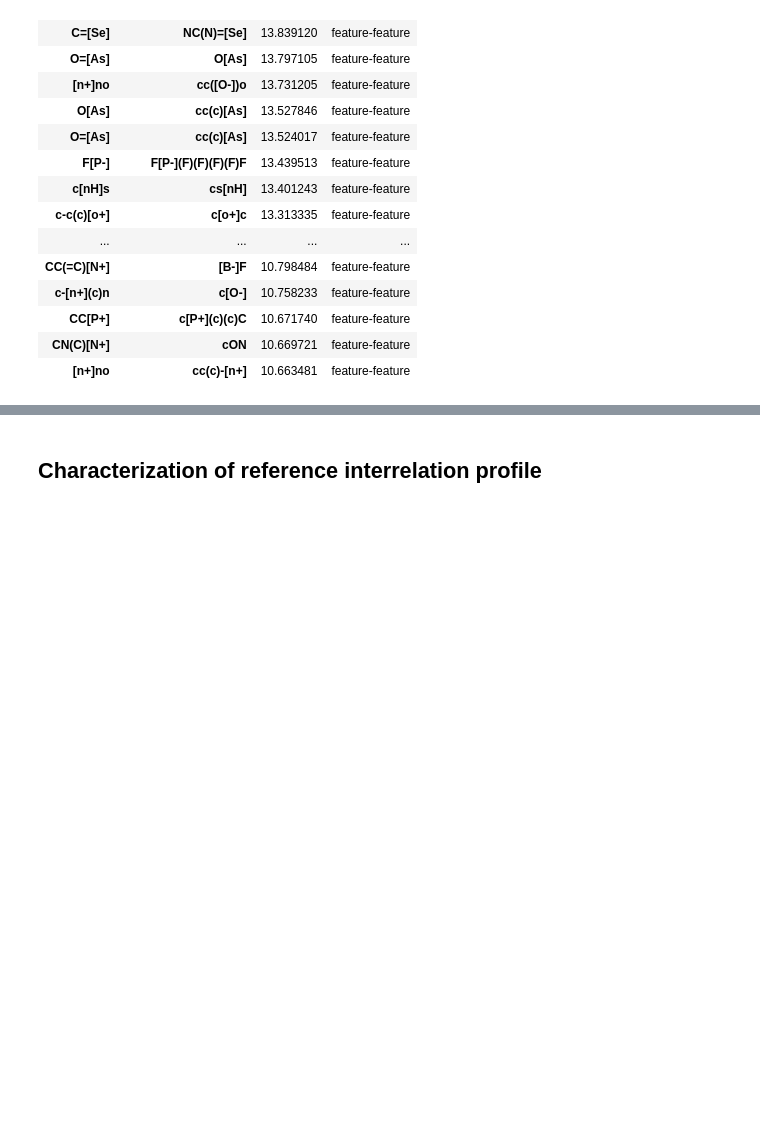
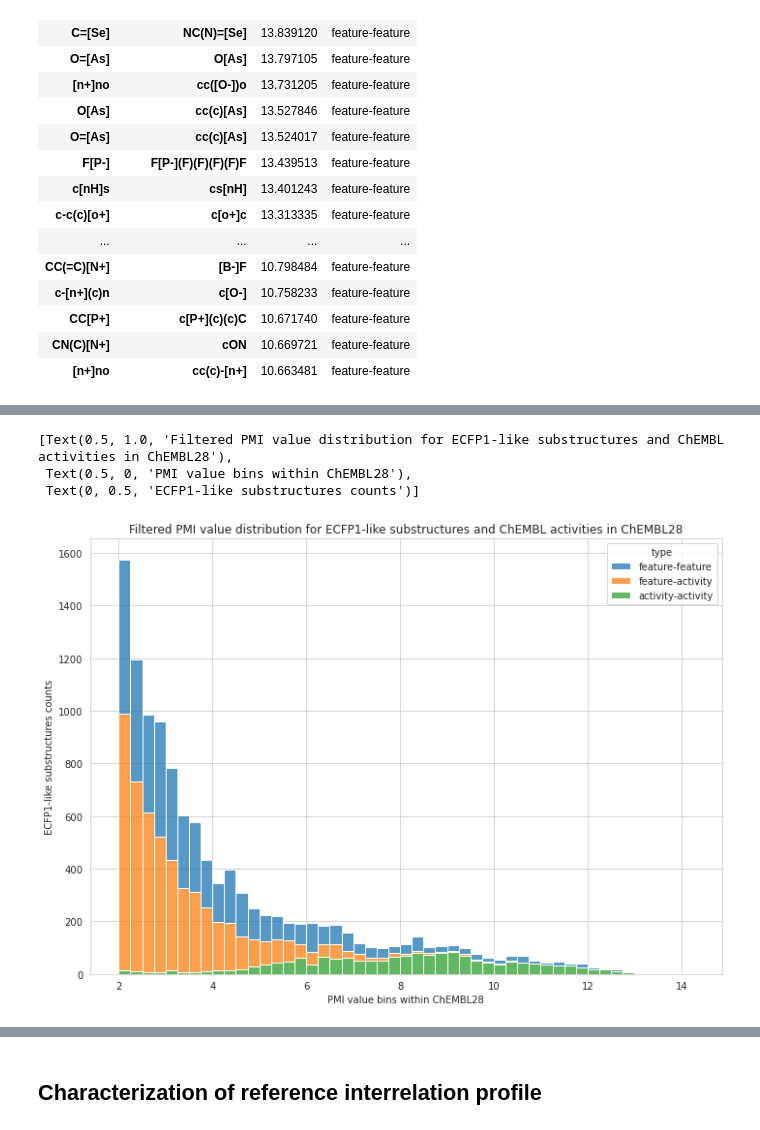
Before and after one commit to cmeloi/fip3, a Jupyter notebook: docs/cookbook/basic_interrelation_analysis.ipynb, the cells around one changed output, grey strips where cells are left out. Drawn from its saved outputs; the diff is of its cells as text; code cells hidden in the pictures; blank space fills up the shorter version.

```diff
--- a/docs/cookbook/basic_interrelation_analysis.ipynb
+++ b/docs/cookbook/basic_interrelation_analysis.ipynb
@@ -571,0 +576,4 @@ with pd.option_context('display.max_rows', None, 'display.max_columns', None):
+# %%
+# take only interrelations of pmi > 2, i.e. four times more occurring that what the marginal suggest
+q.df = q.df[q.df.value > 2]
+q.df
@@ -571,0 +595,14 @@ with pd.option_context('display.max_rows', None, 'display.max_columns', None):
+# %%
+title = f"Filtered PMI value distribution for {HYBRID_FEATURES_NAME} in {DATASET_NAME}"
+a4_dims = (11.7, 8.27)
+sns.set_style("whitegrid")
+fig, ax = plt.subplots(figsize=a4_dims)
+sns.histplot(q.select_raw_interrelations(), binwidth=0.25, x="value", hue="type", multiple="stack")
+ax.set(title=title, xlabel=f"PMI value bins within {DATASET_NAME}", ylabel=f"{FEATURES_NAME} counts")
+#plt.savefig(f"{OUTPUT_FIGURE_PATH}/{title}.svg", format="svg")
+#plt.close()
+# %% [output]
+[Text(0.5, 1.0, 'Filtered PMI value distribution for ECFP1-like substructures and ChEMBL activities in ChEMBL28'),
+ Text(0.5, 0, 'PMI value bins within ChEMBL28'),
+ Text(0, 0.5, 'ECFP1-like substructures counts')]
+[figure, added]
```
Also changed, not shown: parts of 8 cells of this notebook.
